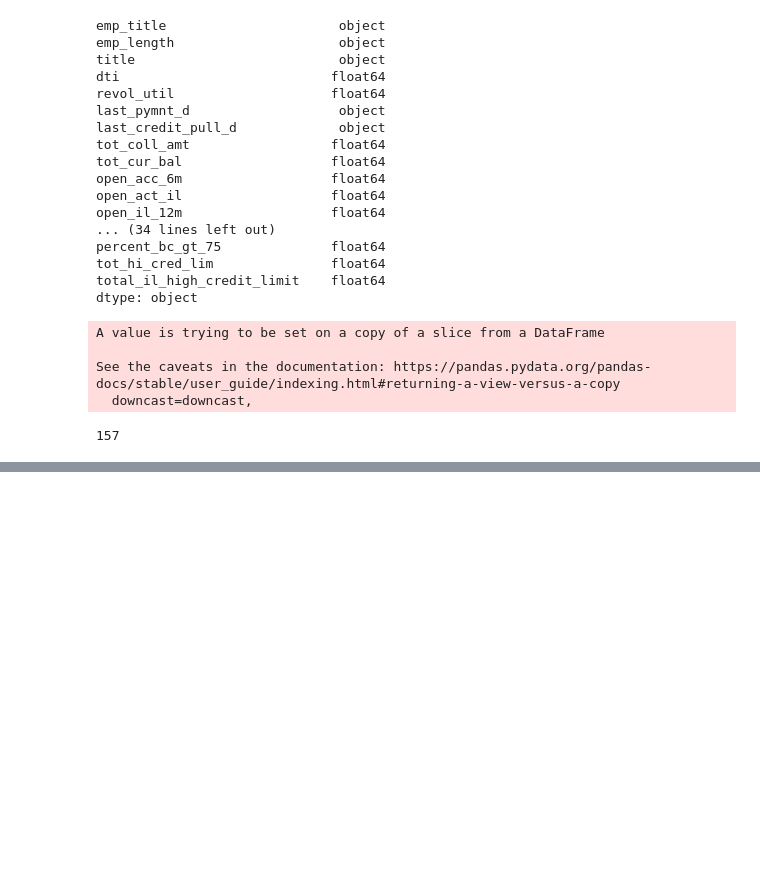
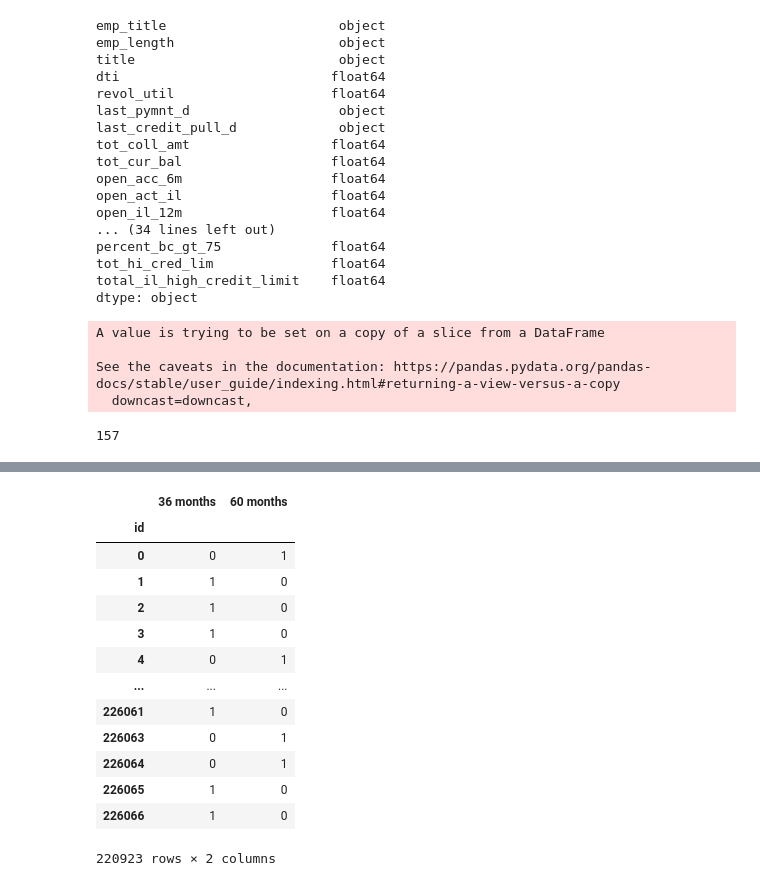
Before and after one commit to ashen007/pandas_data_analysis, a Jupyter notebook: cleaning and preparation.ipynb, the cells around one changed output, grey strips where cells are left out. Cells and saved outputs as stored; diff of their text form; code cells hidden in the pictures; blank space fills up the shorter version.

```diff
--- a/cleaning and preparation.ipynb
+++ b/cleaning and preparation.ipynb
@@ -257,0 +298,17 @@ See the caveats in the documentation: https://pandas.pydata.org/pandas-docs/stab
+# %%
+pd.get_dummies(dataframe_c['term'])
+# %% [output]
+|  | 36 months | 60 months |
+| id |  |  |
+| 0 | 0 | 1 |
+| 1 | 1 | 0 |
+| 2 | 1 | 0 |
+| 3 | 1 | 0 |
+| 4 | 0 | 1 |
+| ... | ... | ... |
+| 226061 | 1 | 0 |
+| 226063 | 0 | 1 |
+| 226064 | 0 | 1 |
+| 226065 | 1 | 0 |
+| 226066 | 1 | 0 |
+220923 rows × 2 columns
```
Also changed, not shown: parts of 6 cells of this notebook.
